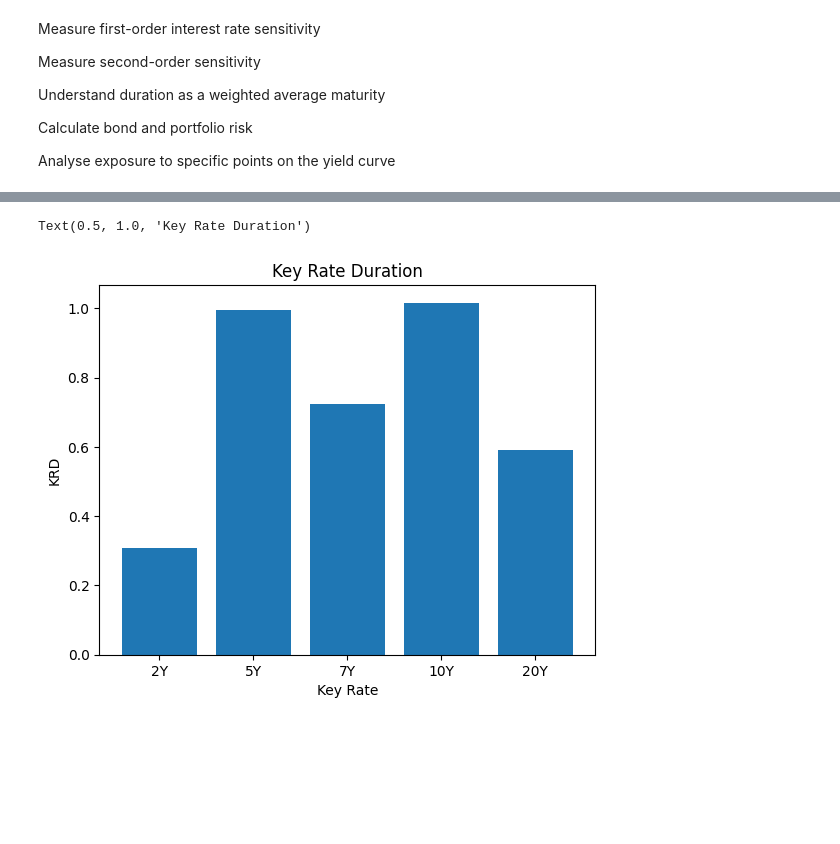
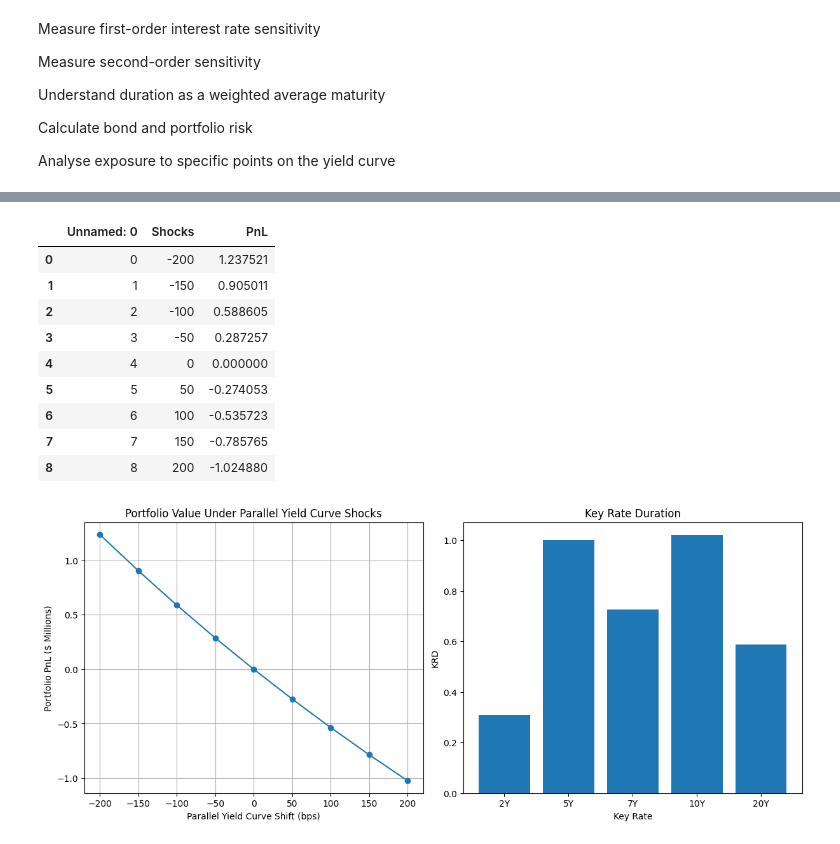
Before and after one commit to gy623/Interest-Rate-Curve-Bootstrapping-and-Stress-Testing, a Jupyter notebook: notebooks/06_stress_testing.ipynb, the cells around one changed output, grey strips where cells are left out. Drawn from its saved outputs; the diff is of its cells as text; code cells hidden in the pictures; blank space fills up the shorter version.

```diff
--- a/notebooks/06_stress_testing.ipynb
+++ b/notebooks/06_stress_testing.ipynb
@@ -277,14 +277,37 @@ krd = pd.DataFrame({
     "Duration": krd.values()
 
 })
+# %%
+shocks = pd.read_csv(ROOT / "data/parallel_shocks.csv")
+shocks
+# %% [output]
+|  | Unnamed: 0 | Shocks | PnL |
+| 0 | 0 | -200 | 1.237521 |
+| 1 | 1 | -150 | 0.905011 |
+| 2 | 2 | -100 | 0.588605 |
+| 3 | 3 | -50 | 0.287257 |
+| 4 | 4 | 0 | 0.000000 |
+| 5 | 5 | 50 | -0.274053 |
+| 6 | 6 | 100 | -0.535723 |
+| 7 | 7 | 150 | -0.785765 |
+| 8 | 8 | 200 | -1.024880 |
 # %%
-plt.bar(["2Y","5Y","7Y","10Y","20Y"], krd["Duration"])
-plt.xlabel("Key Rate")
-plt.ylabel("KRD")
-plt.title("Key Rate Duration")
+fig, axes = plt.subplots(1, 2, figsize=(12,5), constrained_layout=True)
+
+axes[1].bar(["2Y", "5Y", "7Y", "10Y", "20Y"], krd["Duration"])
+axes[1].set_xlabel("Key Rate")
+axes[1].set_ylabel("KRD")
+axes[1].set_title("Key Rate Duration")
+
+axes[0].plot(shocks["Shocks"], shocks["PnL"], marker="o")
+axes[0].set_xlabel("Parallel Yield Curve Shift (bps)")
+axes[0].set_ylabel("Portfolio PnL ($ Millions)")
+axes[0].set_title("Portfolio Value Under Parallel Yield Curve Shocks")
+axes[0].grid(True)
+
+plt.savefig(ROOT / "outputs/parallel_shocks_KRD.png")
 # %% [output]
-Text(0.5, 1.0, 'Key Rate Duration')
-[figure, old version]
+[figure, new version]
 # %%
 # Duration approximation
 actual = []
```
Also changed, not shown: parts of 6 cells of this notebook, 14 other files.
